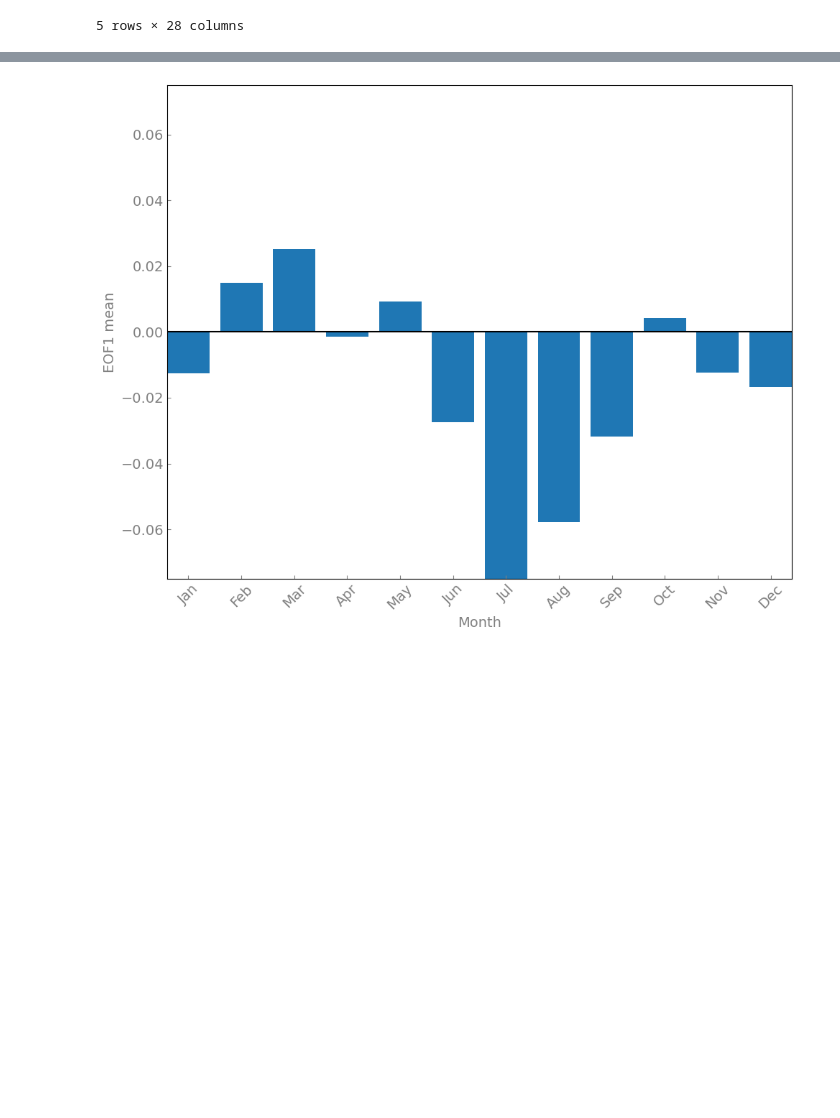
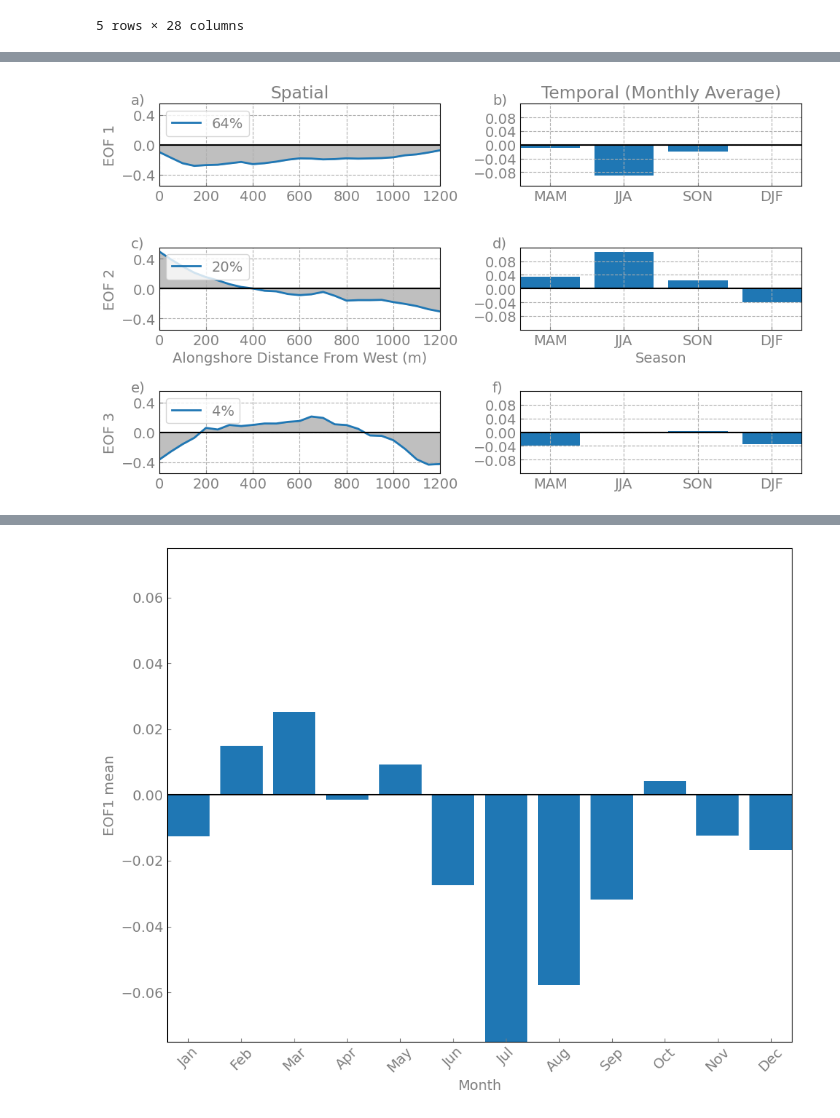
Before and after one commit to james-th94/NaturalShorelineVariability_Grassy, a Jupyter notebook: src/Notebooks/EOF_PCA_Shorelines_All.ipynb, the cells around one changed output, grey strips where cells are left out. Saved outputs shown, nothing was run; the diff lists cells and outputs as text; code cells hidden in the pictures; blank space fills up the shorter version.

```diff
--- a/src/Notebooks/EOF_PCA_Shorelines_All.ipynb
+++ b/src/Notebooks/EOF_PCA_Shorelines_All.ipynb
@@ -395,0 +408,41 @@ plt.show()
+# %%
+# Seasonal Plot
+
+fig, axes = plt.subplots(nrows = k, ncols = 2, figsize = figSize, tight_layout = True)
+numTransects = len(e_x)
+xtickLabels = df.columns[::4]
+xticks = np.arange(0, numTransects)[::4]
+seasonLabels = ['MAM','JJA','SON', 'DJF']
+
+for i in range(k):
+    axes[i,0].plot(np.real(e_x[:,i]), label = f'{int(np.round(pOfVar[i],0))}%', lw = 2)
+    axes[i,0].fill_between(np.arange(0, numTransects), np.real(e_x[:,i]), color = 'grey', alpha = 0.5)
+    axes[i,0].set_ylabel(f'EOF {i+1}')
+    axes[i,0].set_ylim(yRange)
+    axes[i,0].set_yticks([-0.4,0,0.4])
+    axes[i,0].legend(loc = labelLoc)
+    axes[i,1].bar(xtickMonths, df.groupby(df.index.month)[f'c_t{i+1}'].mean())
+    axes[i,1].set_ylim(-0.12, 0.12)
+    axes[i,1].set_yticks([-0.08,-0.04,0,0.04,0.08])
+    for j in range(2):
+        axes[i,j].autoscale(enable = True, axis ='x', tight = True)
+        axes[i,j].axhline(0, color = 'k')
+        axes[i,j].tick_params(direction="in")
+        axes[i,j].text(-0.1, 1, labelLetters[i][j], transform=axes[i,j].transAxes)
+        axes[i,j].grid(ls = '--')
+    axes[i,0].set_xticks(xticks)
+    axes[i,0].set_xticklabels(xtickLabels)
+    axes[i,1].set_xticklabels(seasonLabels)
+
+
+# Spatial and Temporal Titles
+for ax, col in zip(axes[0], colTitles):
+    ax.set_title(col)
+axes[1,0].set_xlabel(xTitle)
+axes[1,1].set_xlabel('Season')
+
+plt.show()
+
+# plt.savefig(plot2Name, dpi = resolution, bbox_inches = "tight")
+# %% [output]
+[figure, added]
```
Also changed, not shown: parts of 17 cells of this notebook.
